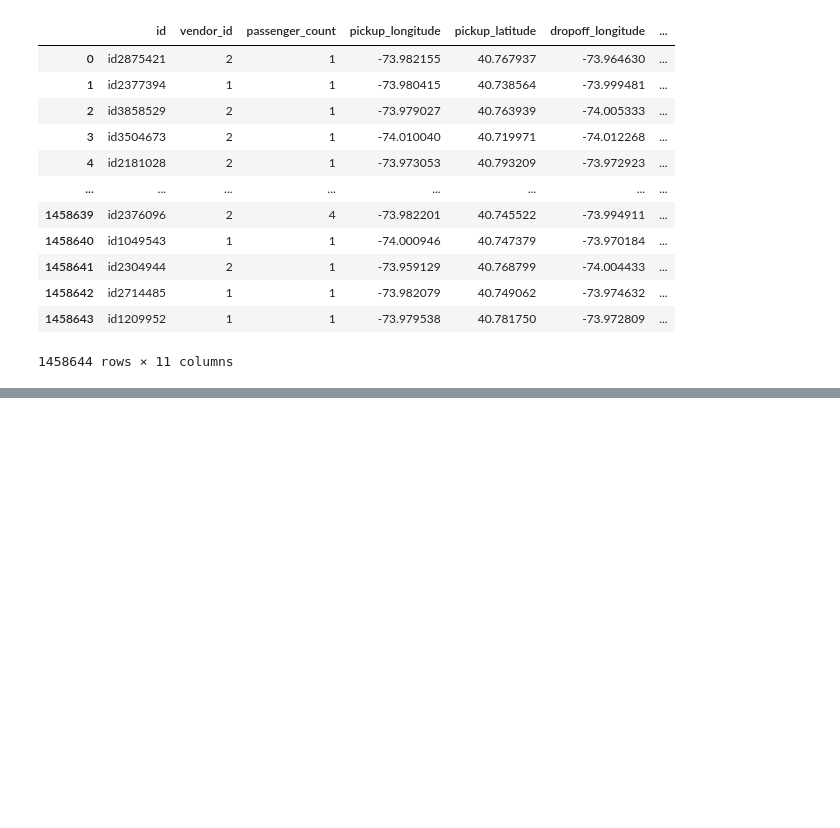
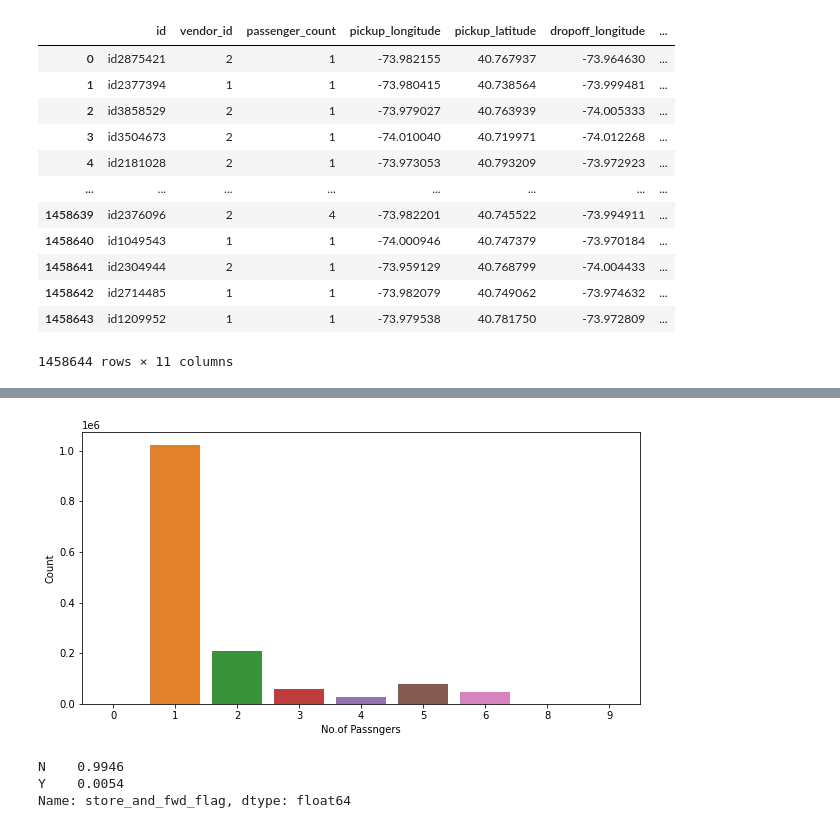
Before and after one commit to hetkothari/NYC-Taxi-Trip-Capstone-, a Jupyter notebook: NYC_Taxi_Trip.ipynb, the cells around one changed output, grey strips where cells are left out. Saved outputs shown, nothing was run; the diff lists cells and outputs as text; code cells hidden in the pictures; blank space fills up the shorter version.

```diff
--- a/NYC_Taxi_Trip.ipynb
+++ b/NYC_Taxi_Trip.ipynb
@@ -148,0 +168,14 @@ data = pd.concat([data,dummy], axis = 1)
+# %%
+plt.figure(figsize = (10,5))
+sns.countplot(x='passenger_count',data=data)
+plt.ylabel('Count')
+plt.xlabel('No.of Passngers')
+plt.show()
+# %% [output]
+[figure, added]
+# %%
+data['store_and_fwd_flag'].value_counts(normalize=True)
+# %% [output]
+N    0.9946
+Y    0.0054
+Name: store_and_fwd_flag, dtype: float64
```
Also changed, not shown: parts of 10 cells of this notebook.
